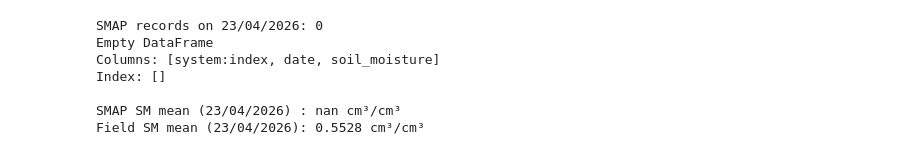
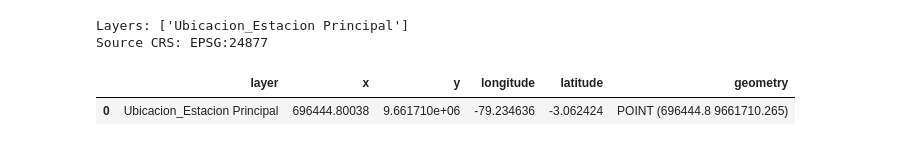
Before and after one commit to eemahon/bachelorThesis_paramos, a Jupyter notebook: results_sm.ipynb, the cells around one changed output. Saved outputs shown, nothing was run; the diff lists cells and outputs as text; code cells hidden in the pictures.

Commit message:
Soilgrids analysis complete with new Yanasacha Reference sites Also started TDR analysis but need to switch to Rootzone SMAP and clear up holes in TDR dataset

```diff
--- a/results_sm.ipynb
+++ b/results_sm.ipynb
@@ -50,22 +1,47 @@ Bounding box (±100 m):
-# %%
-smap_csv = r"soil_moisture\SMAP_0226_0423.csv"
-
-df_smap = pd.read_csv(smap_csv, parse_dates=["date"])
-df_smap = df_smap.drop(columns=[".geo"])
-
-# Filter to 23/04/2026
-df_smap_day = df_smap[df_smap["date"].dt.date == pd.Timestamp("2026-04-23").date()].copy()
-
-print(f"SMAP records on 23/04/2026: {len(df_smap_day)}")
-print(df_smap_day.to_string(index=False))
-
-print(f"\nSMAP SM mean (23/04/2026) : {df_smap_day['soil_moisture'].mean():.4f} cm³/cm³")
-print(f"Field SM mean (23/04/2026): {df_day['Moisture ( % )'].mean() / 100:.4f} cm³/cm³")
-# %% [output]
-SMAP records on 23/04/2026: 0
-Empty DataFrame
-Columns: [system:index, date, soil_moisture]
-Index: []
-
-SMAP SM mean (23/04/2026) : nan cm³/cm³
-Field SM mean (23/04/2026): 0.5528 cm³/cm³
+# %%
+import geopandas as gpd
+import pandas as pd
+import fiona
+
+gpkg_path = r"C:\SoilGrids\data\Ubicacion_Estacion Principal.gpkg"
+layers = fiona.listlayers(gpkg_path)
+
+records = []
+source_crs = None
+
+for layer_name in layers:
+    gdf = gpd.read_file(gpkg_path, layer=layer_name)
+    if gdf.empty:
+        continue
+
+    point_rows = gdf[gdf.geometry.geom_type.isin(["Point", "MultiPoint"])].copy()
+    if point_rows.empty:
+        continue
+
+    source_crs = gdf.crs
+    point_rows["x"] = point_rows.geometry.x
+    point_rows["y"] = point_rows.geometry.y
+    point_rows["layer"] = layer_name
+
+    if source_crs is not None:
+        point_rows_wgs84 = point_rows.to_crs(4326)
+        point_rows["longitude"] = point_rows_wgs84.geometry.x
+        point_rows["latitude"] = point_rows_wgs84.geometry.y
+    else:
+        point_rows["longitude"] = pd.NA
+        point_rows["latitude"] = pd.NA
+
+    records.append(point_rows[["layer", "x", "y", "longitude", "latitude", "geometry"]])
+
+if not records:
+    raise ValueError("No point geometries were found in the geopackage.")
+
+coords_df = pd.concat(records, ignore_index=True)
+print(f"Layers: {list(layers)}")
+print(f"Source CRS: {source_crs}")
+coords_df
+# %% [output]
+Layers: ['Ubicacion_Estacion Principal']
+Source CRS: EPSG:24877
+|  | layer | x | y | longitude | latitude | geometry |
+| 0 | Ubicacion_Estacion Principal | 696444.80038 | 9.661710e+06 | -79.234636 | -3.062424 | POINT (696444.8 9661710.265) |
```
Also changed, not shown: parts of 6 cells of this notebook, 25 other files.
